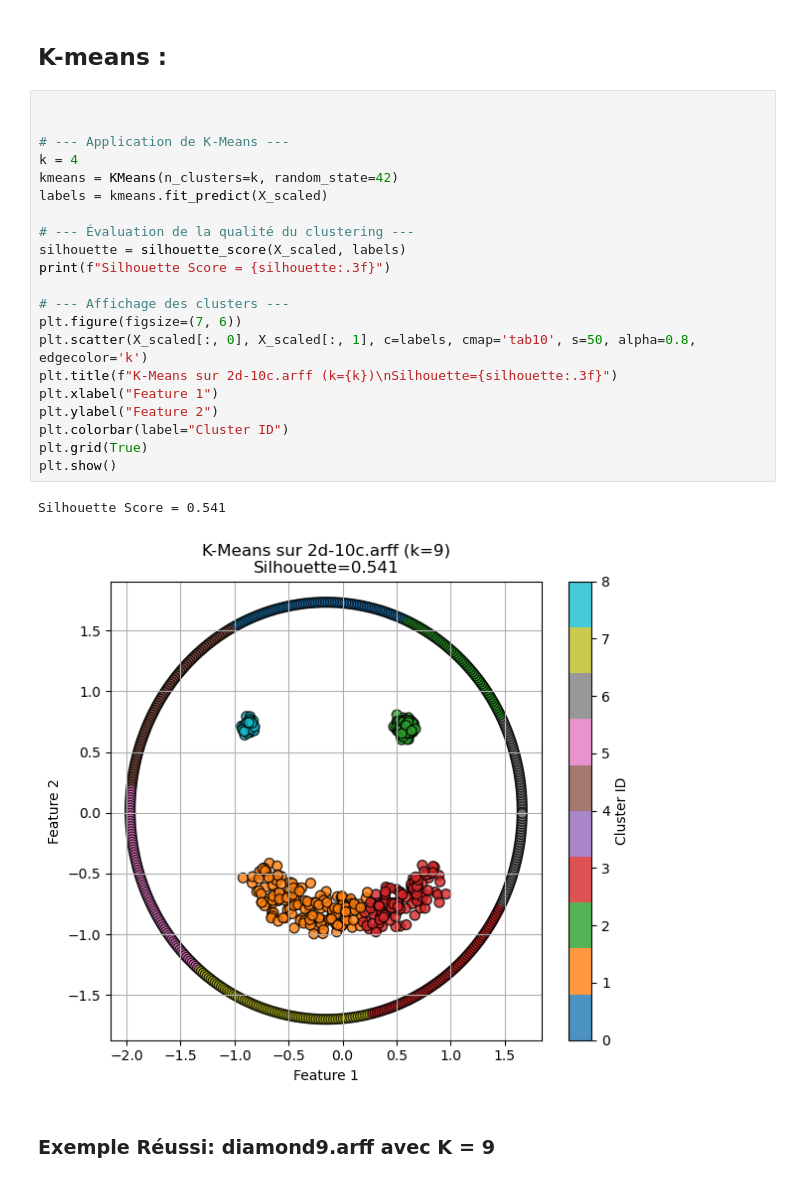
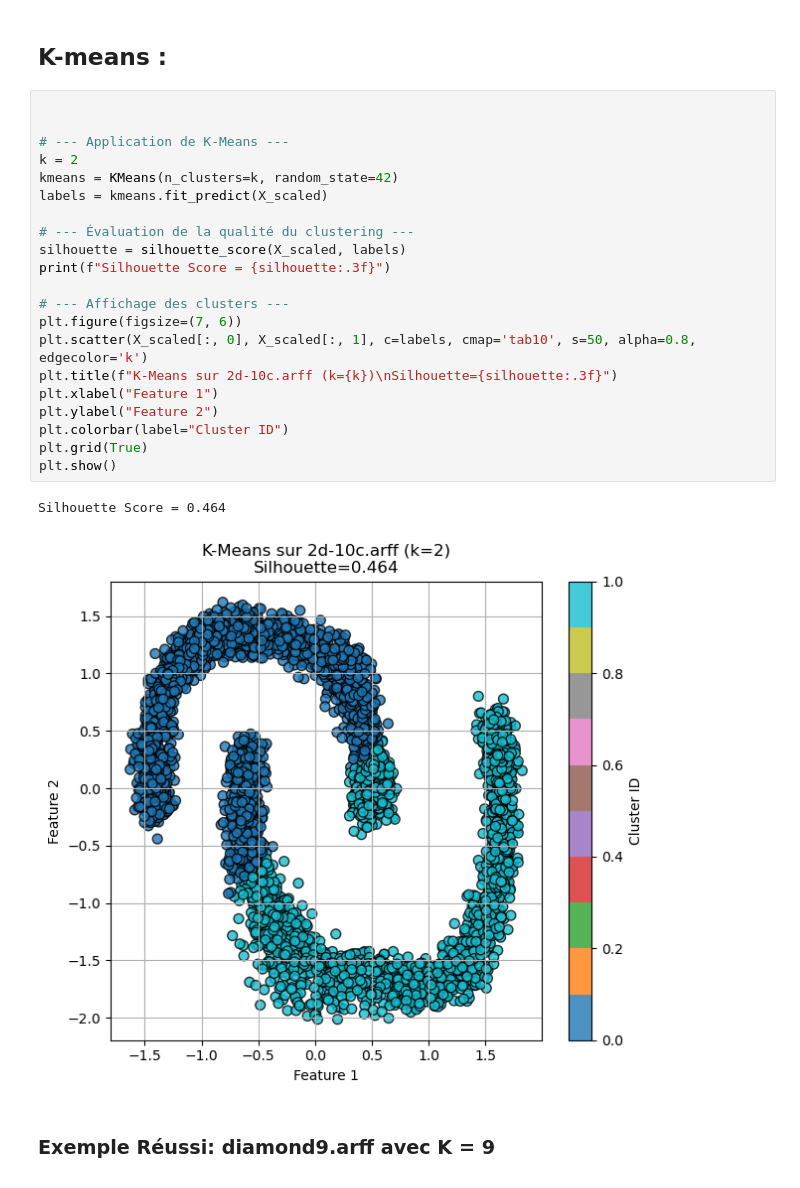
Before and after one commit to Laforge-Hassouna/MachineLearning, a Jupyter notebook: src/Rapport.ipynb, the cells around one changed output. Drawn from its saved outputs; the diff is of its cells as text.

```diff
--- a/src/Rapport.ipynb
+++ b/src/Rapport.ipynb
@@ -60,27 +60,27 @@ Shape du dataset : (2990, 2)
 # %%
 
 
 # --- Application de K-Means ---
-k = 4
+k = 2
 kmeans = KMeans(n_clusters=k, random_state=42)
 labels = kmeans.fit_predict(X_scaled)
 
 # --- Évaluation de la qualité du clustering ---
 silhouette = silhouette_score(X_scaled, labels)
 print(f"Silhouette Score = {silhouette:.3f}")
 
 # --- Affichage des clusters ---
 plt.figure(figsize=(7, 6))
 plt.scatter(X_scaled[:, 0], X_scaled[:, 1], c=labels, cmap='tab10', s=50, alpha=0.8, edgecolor='k')
 plt.title(f"K-Means sur 2d-10c.arff (k={k})\nSilhouette={silhouette:.3f}")
 plt.xlabel("Feature 1")
 plt.ylabel("Feature 2")
 plt.colorbar(label="Cluster ID")
 plt.grid(True)
 plt.show()
 # %% [output]
-Silhouette Score = 0.541
+Silhouette Score = 0.464
-[figure, old version]
+[figure, new version]
 # %% [markdown]
 ### Exemple Réussi: diamond9.arff avec K = 9
 ![image.png](attachment:image.png)
```
Also changed, not shown: parts of 1 cell of this notebook, 5 other files.
